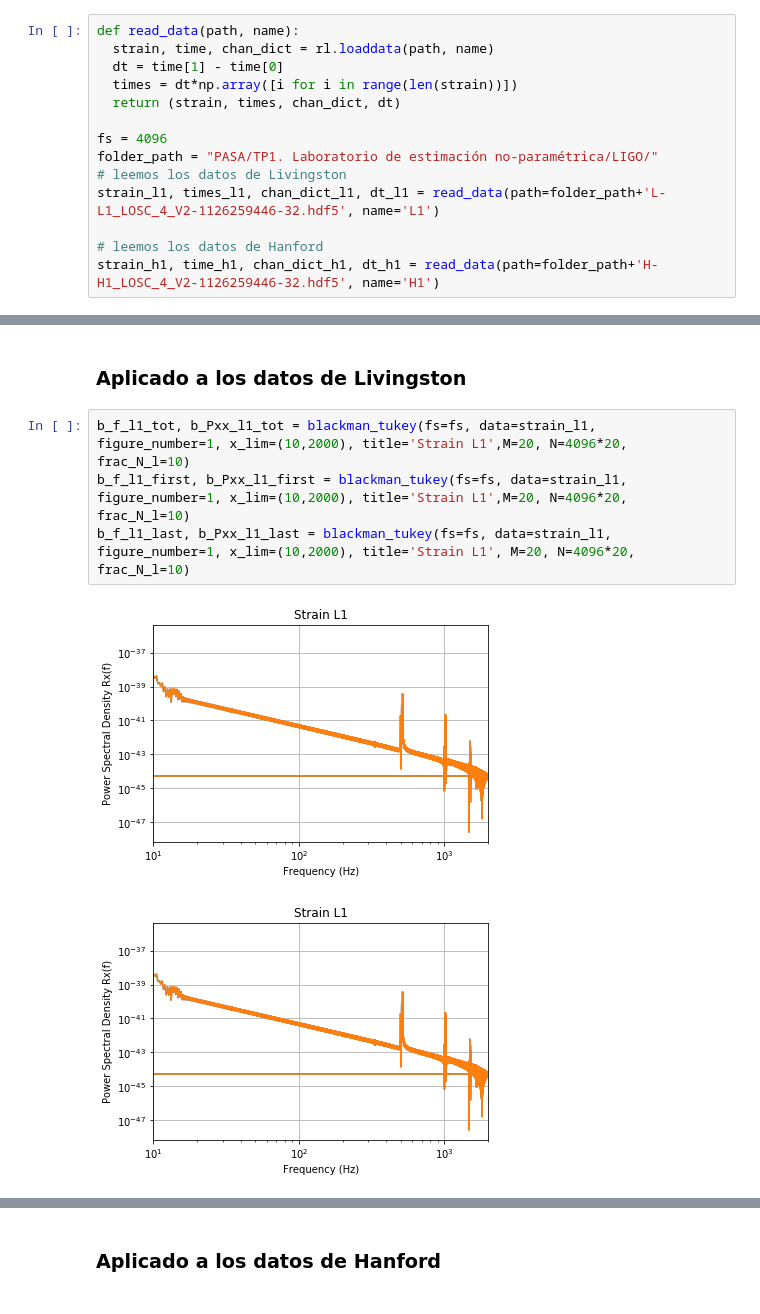
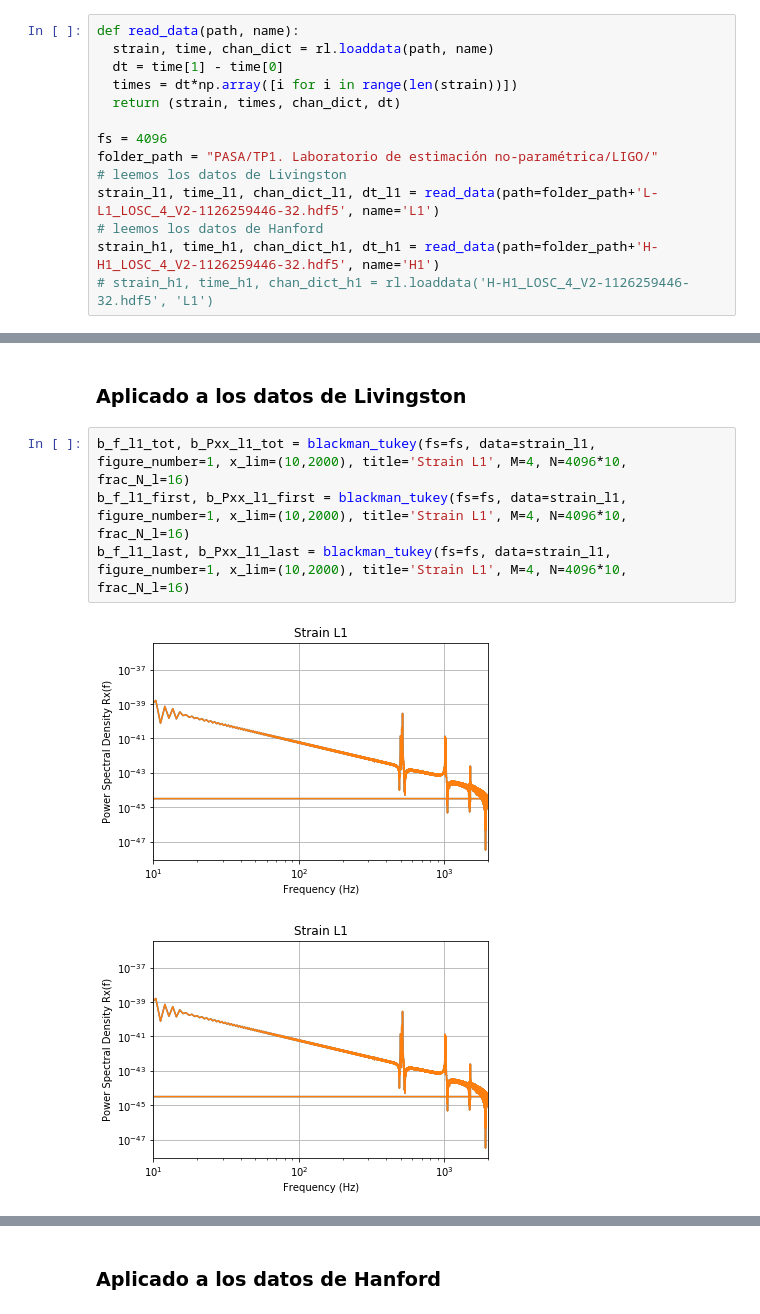
Before and after one commit to LuFernandez/PASA, a Jupyter notebook: TP1. Laboratorio de estimación no-paramétrica/Informe/Informe.ipynb, the cells around one changed output, grey strips where cells are left out. Drawn from its saved outputs; the diff is of its cells as text.

```diff
--- a/TP1. Laboratorio de estimación no-paramétrica/Informe/Informe.ipynb
+++ b/TP1. Laboratorio de estimación no-paramétrica/Informe/Informe.ipynb
@@ -56,10 +56,10 @@ def read_data(path, name):
 fs = 4096
 folder_path = "PASA/TP1. Laboratorio de estimación no-paramétrica/LIGO/"
 # leemos los datos de Livingston
-strain_l1, times_l1, chan_dict_l1, dt_l1 = read_data(path=folder_path+'L-L1_LOSC_4_V2-1126259446-32.hdf5', name='L1')
-
+strain_l1, time_l1, chan_dict_l1, dt_l1 = read_data(path=folder_path+'L-L1_LOSC_4_V2-1126259446-32.hdf5', name='L1')
 # leemos los datos de Hanford
 strain_h1, time_h1, chan_dict_h1, dt_h1 = read_data(path=folder_path+'H-H1_LOSC_4_V2-1126259446-32.hdf5', name='H1')
+# strain_h1, time_h1, chan_dict_h1 = rl.loaddata('H-H1_LOSC_4_V2-1126259446-32.hdf5', 'L1')
 # %% [markdown]
 ## Visualización de datos
 # %%
@@ -185,9 +179,9 @@ def blackman_tukey(fs, data, figure_number, M, x_lim, title='', N=4096, frac_N_l
 # %% [markdown]
 ### Aplicado a los datos de Livingston
 # %%
-b_f_l1_tot, b_Pxx_l1_tot = blackman_tukey(fs=fs, data=strain_l1, figure_number=1, x_lim=(10,2000), title='Strain L1',M=20, N=4096*20, frac_N_l=10)
-b_f_l1_first, b_Pxx_l1_first = blackman_tukey(fs=fs, data=strain_l1, figure_number=1, x_lim=(10,2000), title='Strain L1',M=20, N=4096*20, frac_N_l=10)
-b_f_l1_last, b_Pxx_l1_last = blackman_tukey(fs=fs, data=strain_l1, figure_number=1, x_lim=(10,2000), title='Strain L1', M=20, N=4096*20, frac_N_l=10)
+b_f_l1_tot, b_Pxx_l1_tot = blackman_tukey(fs=fs, data=strain_l1, figure_number=1, x_lim=(10,2000), title='Strain L1', M=4, N=4096*10, frac_N_l=16)
+b_f_l1_first, b_Pxx_l1_first = blackman_tukey(fs=fs, data=strain_l1, figure_number=1, x_lim=(10,2000), title='Strain L1', M=4, N=4096*10, frac_N_l=16)
+b_f_l1_last, b_Pxx_l1_last = blackman_tukey(fs=fs, data=strain_l1, figure_number=1, x_lim=(10,2000), title='Strain L1', M=4, N=4096*10, frac_N_l=16)
 # %% [output]
-[figure, old version]
+[figure, new version]
-[figure, old version]
+[figure, new version]
```
Also changed, not shown: parts of 18 cells of this notebook.
